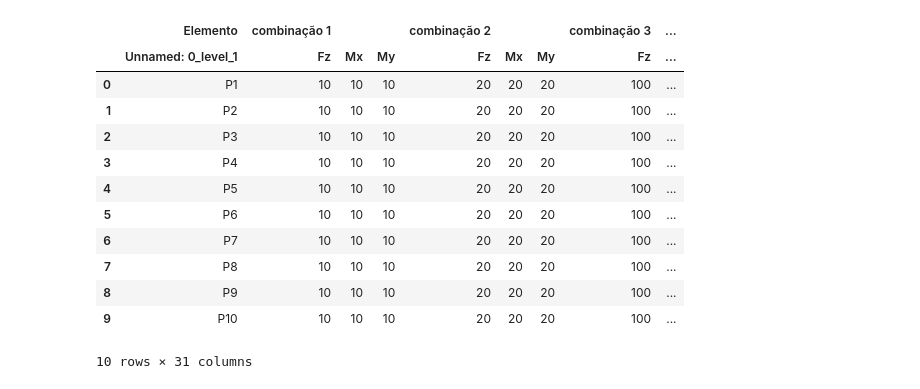
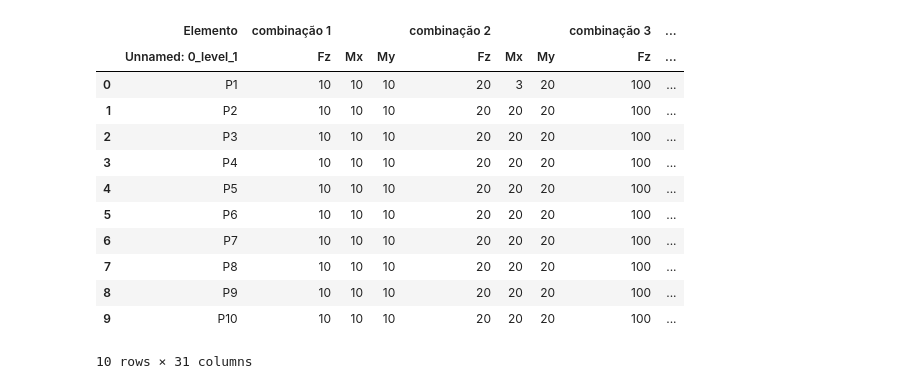
Before and after one commit to wmpjrufg/fundaIA, a Jupyter notebook: teste.ipynb, the cells around one changed output. Drawn from its saved outputs; the diff is of its cells as text; code cells hidden in the pictures.

```diff
--- a/teste.ipynb
+++ b/teste.ipynb
@@ -4,10 +5,10 @@ import numpy as np
 # %%
-df = pd.read_excel('planilha_padrao.xlsx', header=[0,1])
-df
+df_aux = pd.read_excel('planilha_padrao.xlsx', header=[0,1])
+df_aux
 # %% [output]
 |  | Elemento | combinação 1 |  |  | combinação 2 |  |  | combinação 3 | ... |
 |  | Unnamed: 0_level_1 | Fz | Mx | My | Fz | Mx | My | Fz | ... |
-| 0 | P1 | 10 | 10 | 10 | 20 | 20 | 20 | 100 | ... |
+| 0 | P1 | 10 | 10 | 10 | 20 | 3 | 20 | 100 | ... |
 | 1 | P2 | 10 | 10 | 10 | 20 | 20 | 20 | 100 | ... |
 | 2 | P3 | 10 | 10 | 10 | 20 | 20 | 20 | 100 | ... |
 | 3 | P4 | 10 | 10 | 10 | 20 | 20 | 20 | 100 | ... |
```
Also changed, not shown: parts of 6 cells of this notebook, 3 other files.
